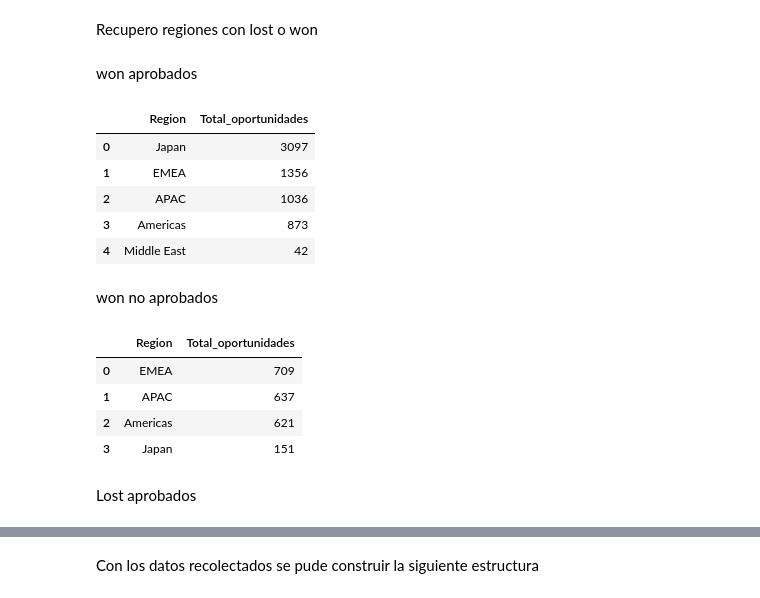
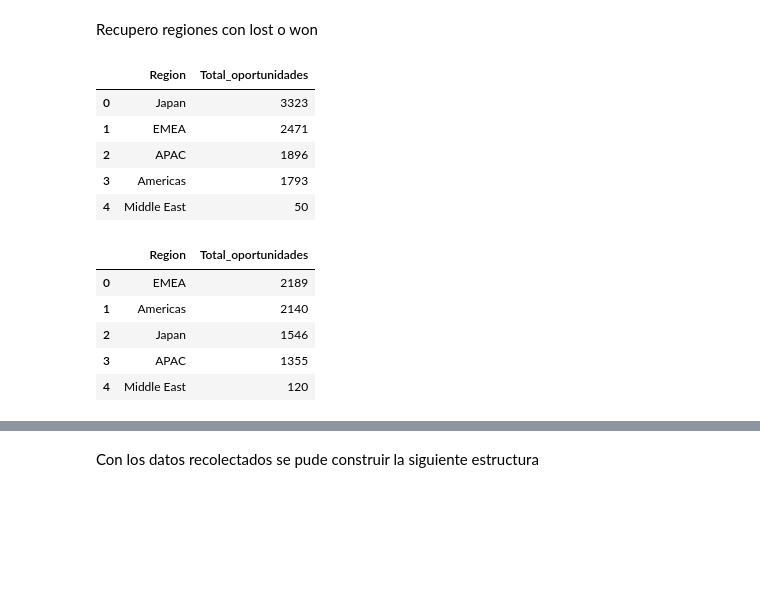
Before and after one commit to Fiuba-Big-Data-Analytics/Fiuba-Big-Data-Analytics-TPs, a Jupyter notebook: Tp1/Elvis/Orga_TP1_V_Colab.ipynb, the cells around one changed output, grey strips where cells are left out. Drawn from its saved outputs; the diff is of its cells as text; code cells hidden in the pictures; blank space fills up the shorter version.

```diff
--- a/Tp1/Elvis/Orga_TP1_V_Colab.ipynb
+++ b/Tp1/Elvis/Orga_TP1_V_Colab.ipynb
@@ -661,34 +661,29 @@ df_oport_aprobacion_false
 | 1 | Closed Lost | 1136 |
 # %% [markdown]
 Recupero regiones con lost o won
-# %% [markdown]
-won aprobados
 # %%
-df_region_opor_won_true = dfBis.loc[((dfBis.Stage == 'Closed Won') & (dfBis.Pricing_Delivery_Terms_Approved == 1)), : ]
-df_region_opor_won_true = df_region_opor_won_true[['Region']]
-df_region_opor_won_true['Total_oportunidades'] = '1'
-df_region_opor_won_true = df_region_opor_won_true.groupby('Region').count().sort_values(by=['Total_oportunidades'],ascending=False).reset_index()
-df_region_opor_won_true
+df_region_opor_won = dfBis.loc[(dfBis.Stage == 'Closed Won'), : ]
+df_region_opor_won = df_region_opor_won[['Region']]
+df_region_opor_won['Total_oportunidades'] = '1'
+df_region_opor_won = df_region_opor_won.groupby('Region').count().sort_values(by=['Total_oportunidades'],ascending=False).reset_index()
+df_region_opor_won
 # %% [output]
 |  | Region | Total_oportunidades |
-| 0 | Japan | 3097 |
-| 1 | EMEA | 1356 |
-| 2 | APAC | 1036 |
-| 3 | Americas | 873 |
-| 4 | Middle East | 42 |
+| 0 | Japan | 3323 |
+| 1 | EMEA | 2471 |
+| 2 | APAC | 1896 |
+| 3 | Americas | 1793 |
+| 4 | Middle East | 50 |
-# %% [markdown]
-won no aprobados
 # %%
-df_region_opor_won_false = dfBis.loc[((dfBis.Stage == 'Closed Won') & (dfBis.Pricing_Delivery_Terms_Approved == 0) & (dfBis.Pricing_Delivery_Terms_Quote_Approval == 0)), : ]
-df_region_opor_won_false = df_region_opor_won_false[['Region']]
-df_region_opor_won_false['Total_oportunidades'] = '1'
-df_region_opor_won_false = df_region_opor_won_false.groupby('Region').count().sort_values(by=['Total_oportunidades'],ascending=False).reset_index()
-df_region_opor_won_false
+df_region_opor_lost = dfBis.loc[(dfBis.Stage == 'Closed Lost'), : ]
+df_region_opor_lost = df_region_opor_lost[['Region']]
+df_region_opor_lost['Total_oportunidades'] = '1'
+df_region_opor_lost = df_region_opor_lost.groupby('Region').count().sort_values(by=['Total_oportunidades'],ascending=False).reset_index()
+df_region_opor_lost
 # %% [output]
 |  | Region | Total_oportunidades |
-| 0 | EMEA | 709 |
-| 1 | APAC | 637 |
-| 2 | Americas | 621 |
-| 3 | Japan | 151 |
+| 0 | EMEA | 2189 |
+| 1 | Americas | 2140 |
+| 2 | Japan | 1546 |
+| 3 | APAC | 1355 |
+| 4 | Middle East | 120 |
-# %% [markdown]
-Lost aprobados
```
Also changed, not shown: parts of 7 cells of this notebook.
